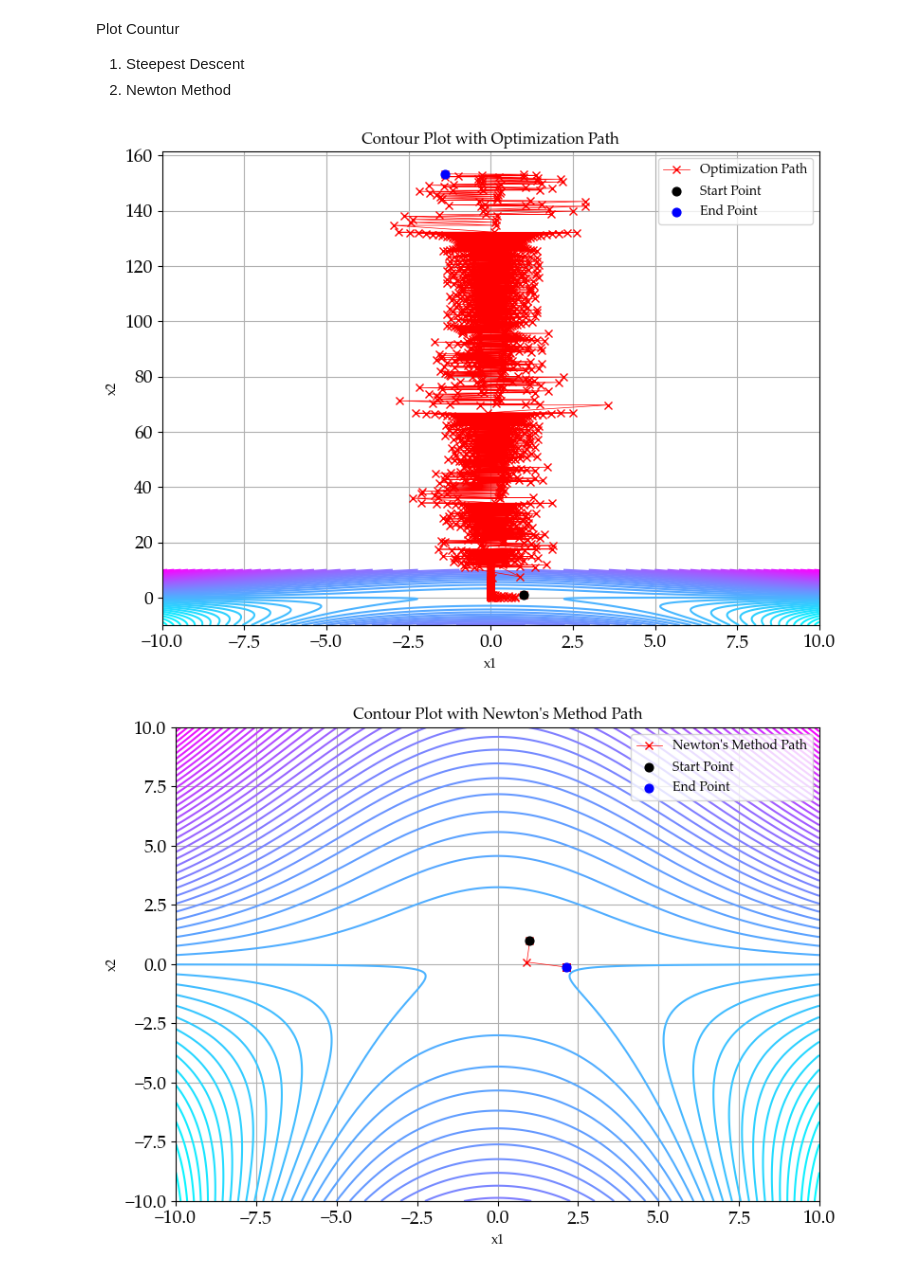
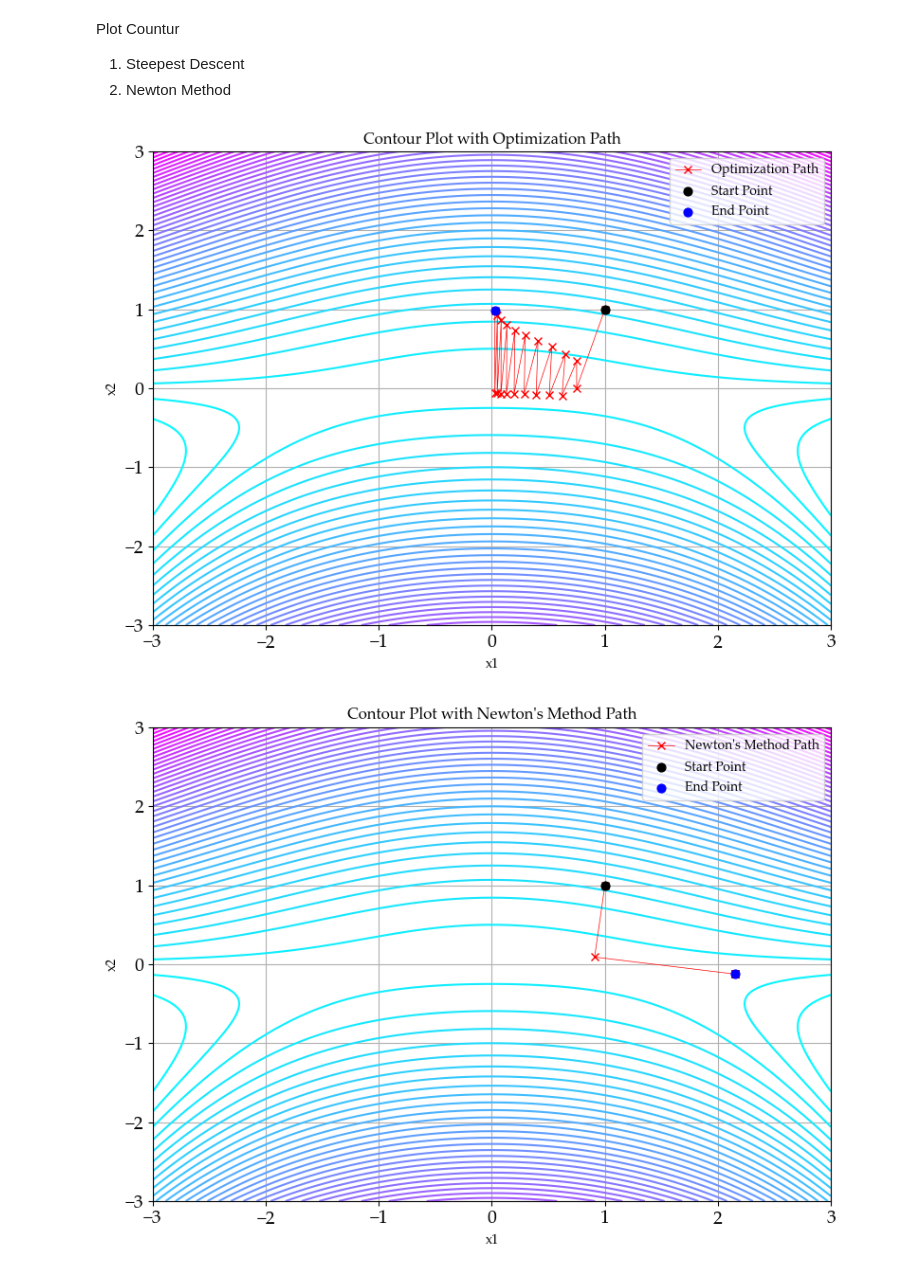
Before and after one commit to fegara/W11-Code, a Jupyter notebook: Assign.ipynb, the cells around one changed output. Saved outputs shown, nothing was run; the diff lists cells and outputs as text; code cells hidden in the pictures.

```diff
--- a/Assign.ipynb
+++ b/Assign.ipynb
@@ -13,7 +14,8 @@ plt.rcParams['ytick.labelsize'] = 14
 
 # Define the function of three variables
 def func(x):
-    return x[0]**2 * x[1] + 4 * x[1]**2 - x[1] * x[2] + 1 / x[2]
+    return x[0]**2 * x[1] + 4 * x[1]**2 - x[1] * x[2] + 1 / (x[2])
+    # return x[0]**2 + 2*x[1]**2 + 3*x[2]**2 - 2*x[0] - 4*x[1] - 6*x[2] + 10
 # %%
 # Numerical gradient using central difference
 def numerical_gradient(f, x, h=1e-5):
@@ -37,7 +39,7 @@ def backtracking_line_search(f, x, p, grad, alpha=1.0, rho=0.5, mu1=1e-4, max_ba
     return alpha  # Return alpha terakhir jika max_backtrack tercapai
 
 # Steepest descent optimization
-def steepest_descent(f, x0, tol=1e-6, max_iter=1000, mu1=1e-4, rho=0.5):
+def steepest_descent(f, x0, tol=1e-6, max_iter=20, mu1=1e-4, rho=0.5):
     x = np.asarray(x0, dtype=float)
     assert x.ndim == 1, "x0 harus vektor 1D"
     path = [x.copy()]
@@ -52,7 +54,7 @@ def steepest_descent(f, x0, tol=1e-6, max_iter=1000, mu1=1e-4, rho=0.5):
         path.append(x.copy())
     else:
         print("Peringatan: Maksimum iterasi tercapai tanpa konvergensi.")
-    return x, path
+    return x, path, alpha, grad
 
 # Numerical Hessian using central difference
 def numerical_hessian(f, x, h=1e-5):
@@ -75,7 +77,7 @@ def numerical_hessian(f, x, h=1e-5):
             hessian[i, j] = (f(x_ijpp) - f(x_ijpm) - f(x_ijmp) + f(x_ijmm)) / (4 * h**2)
     return hessian
 
-def newton_method(f, x0, tol=1e-6, max_iter=1000, mu1=1e-4, rho=0.5, h_hessian=1e-5):
+def newton_method(f, x0, tol=1e-6, max_iter=20, mu1=1e-4, rho=0.5, h_hessian=1e-5):
     x = np.asarray(x0, dtype=float)
     assert x.ndim == 1, "x0 harus vektor 1D"
     path = [x.copy()]
@@ -190,8 +162,8 @@ Plot Countur
 2. Newton Method
 # %%
 # Create contour plot
-x = np.linspace(-10, 10, 400)
-y = np.linspace(-10, 10, 400)
+x = np.linspace(-3, 3, 300)
+y = np.linspace(-3, 3, 300)
 X, Y = np.meshgrid(x, y)
 Z = func([X, Y, 1])
 
@@ -203,36 +175,62 @@ ax.scatter(x0[0], x0[1], color='black', s=40, label='Start Point', zorder=5)
 # Add the end point
 ax.scatter(path[-1, 0], path[-1, 1], color='blue', s=40, label='End Point', zorder=5)
 ax.set_title("Contour Plot with Optimization Path")
 ax.set_xlabel('x1')
 ax.set_ylabel('x2')
 ax.legend()
-
-
 
 plt.grid(True)
 plt.tight_layout()
 plt.show()
 
 # Create contour plot for Newton's Method
 fig, ax_newton = plt.subplots(figsize=(8, 6))
 CS_newton = ax_newton.contour(X, Y, Z, levels=50, cmap='cool')
 ax_newton.plot(path_newton[:, 0], path_newton[:, 1], marker='x', color='red', linewidth=0.5, label="Newton's Method Path")
 
 # Add the start point
 ax_newton.scatter(x0[0], x0[1], color='black', s=40, label='Start Point', zorder=5)
 # Add the end point
 ax_newton.scatter(path_newton[-1, 0], path_newton[-1, 1], color='blue', s=40, label="End Point", zorder=5)
 
 ax_newton.set_title("Contour Plot with Newton's Method Path")
 ax_newton.set_xlabel('x1')
 ax_newton.set_ylabel('x2')
 ax_newton.legend()
 
-
-
 plt.grid(True)
 plt.tight_layout()
 plt.show()
+
+# Create a 2D contour plot with optimization paths
+fig, ax = plt.subplots(figsize=(8, 6))
+
+# Plot the contour
+CS = ax.contour(X, Y, Z, levels=50, cmap='cool')
+
+# Plot the optimization path for Steepest Descent
+ax.plot(path[:, 0], path[:, 1], marker='x', color='red', linewidth=1, label='Steepest Descent Path')
+
+# Plot the optimization path for Newton's Method
+ax.plot(path_newton[:, 0], path_newton[:, 1], marker='x', color='blue', linewidth=1, label="Newton's Method Path")
+
+# Add the start point
+ax.scatter(x0[0], x0[1], color='black', s=40, label='Start Point', zorder=5)
+
+# Add the end points
+ax.scatter(path[-1, 0], path[-1, 1], color='red', s=40, label='Steepest Descent End Point', zorder=5)
+ax.scatter(path_newton[-1, 0], path_newton[-1, 1], color='blue', s=40, label="Newton's Method End Point", zorder=5)
+
+# Add labels, title, and legend
+ax.set_title("2D Contour Plot with Optimization Paths", fontsize=16)
+ax.set_xlabel('x1', fontsize=12)
+ax.set_ylabel('x2', fontsize=12)
+ax.legend()
+
+# Display the plot
+plt.grid(True)
+plt.tight_layout()
+plt.show()
 # %% [output]
-[figure, old version]
+[figure, new version]
-[figure, old version]
+[figure, new version]
```
Also changed, not shown: parts of 10 cells of this notebook, 2 other files.
